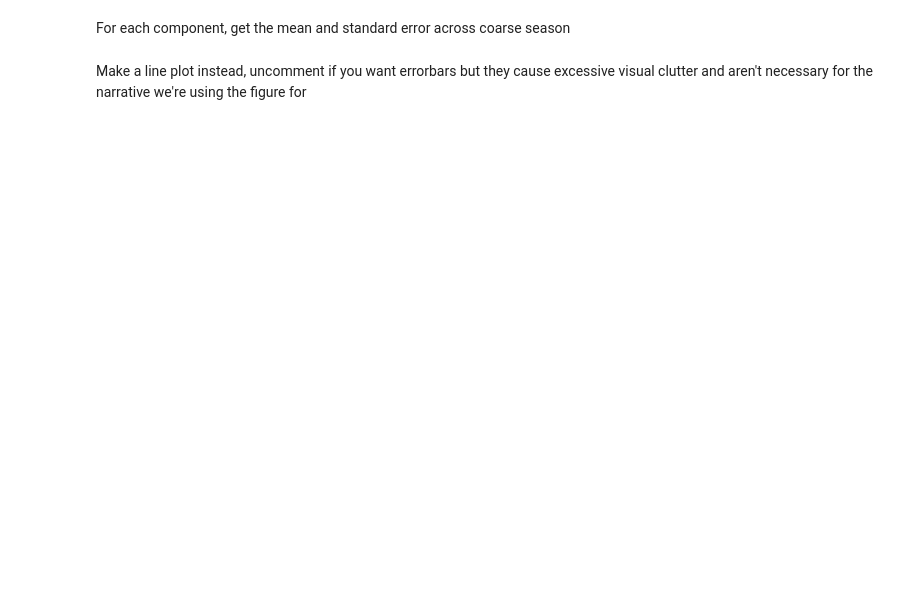
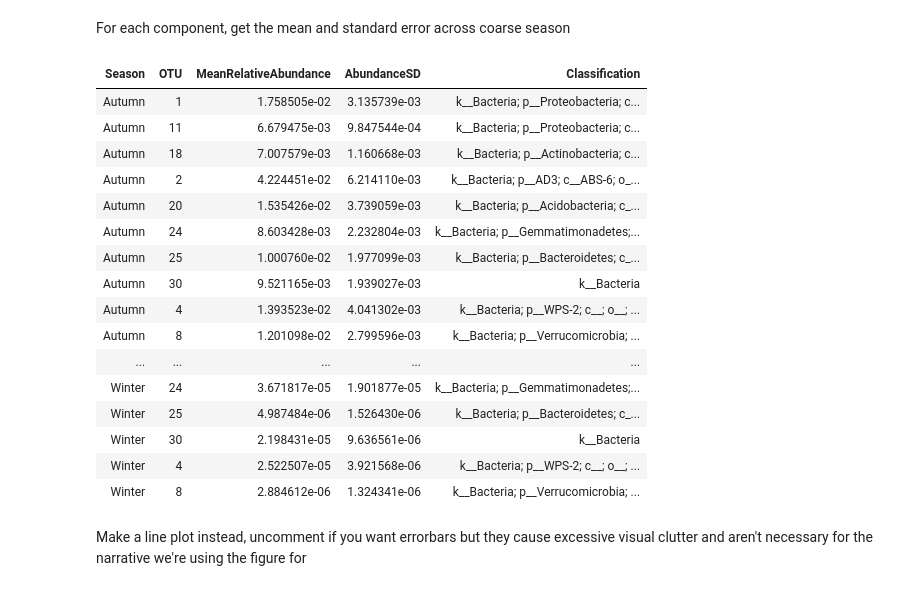
Before and after one commit to mwhall/ISMEJ_Arctic_Soil, a Jupyter notebook: TemporalFigure.ipynb, the cells around one changed output. Saved outputs shown, nothing was run; the diff lists cells and outputs as text; code cells hidden in the pictures; blank space fills up the shorter version.

```diff
--- a/TemporalFigure.ipynb
+++ b/TemporalFigure.ipynb
@@ -115,23 +144,43 @@ For each component, get the mean and standard error across coarse season
 # %%
 standard.error <- function(x) {
     sqrt(var(x)/length(x))
 }
 sb_organic_mean <- aggregate(melt_organic$RelativeAbundance, FUN=mean, by=list(melt_organic$season_coarse, melt_organic$OTU))
 colnames(sb_organic_mean) <- c("Season", "OTU", "MeanRelativeAbundance")
 sb_mineral_mean <- aggregate(melt_mineral$RelativeAbundance, FUN=mean, by=list(melt_mineral$season_coarse, melt_mineral$OTU))
 colnames(sb_mineral_mean) <- c("Season", "OTU", "MeanRelativeAbundance")
 
 sb_organic_sd <- aggregate(melt_organic$RelativeAbundance, FUN=standard.error, by=list(melt_organic$season_coarse, melt_organic$OTU))
 colnames(sb_organic_sd) <- c("Season", "OTU", "AbundanceSD")
 sb_mineral_sd <- aggregate(melt_mineral$RelativeAbundance, FUN=standard.error, by=list(melt_mineral$season_coarse, melt_mineral$OTU))
 colnames(sb_mineral_sd) <- c("Season", "OTU", "AbundanceSD")
 
 sb_organic <- merge(sb_organic_mean, sb_organic_sd)
 sb_mineral <- merge(sb_mineral_mean, sb_mineral_sd)
-sb_organic$Classification <- as.character(organic_otutable[sb_organic$OTU, 'Consensus.Lineage'])
-sb_mineral$Classification <- as.character(mineral_otutable[sb_mineral$OTU, 'Consensus.Lineage'])
+
+sb_organic$Classification <- as.character(organic_otutable[match(sb_organic$OTU, organic_otutable$X.OTU.ID), 'Consensus.Lineage'])
+sb_mineral$Classification <- as.character(mineral_otutable[match(sb_mineral$OTU, mineral_otutable$X.OTU.ID), 'Consensus.Lineage'])
 sb_organic$OTU <- factor(sb_organic$OTU, levels=organic_otutable[topn_organic, "X.OTU.ID"])
 sb_mineral$OTU <- factor(sb_mineral$OTU, levels=mineral_otutable[topn_mineral, "X.OTU.ID"])
+sb_mineral
+# %% [output]
+| Season | OTU | MeanRelativeAbundance | AbundanceSD | Classification |
+| Autumn | 1 | 1.758505e-02 | 3.135739e-03 | k__Bacteria; p__Proteobacteria; c... |
+| Autumn | 11 | 6.679475e-03 | 9.847544e-04 | k__Bacteria; p__Proteobacteria; c... |
+| Autumn | 18 | 7.007579e-03 | 1.160668e-03 | k__Bacteria; p__Actinobacteria; c... |
+| Autumn | 2 | 4.224451e-02 | 6.214110e-03 | k__Bacteria; p__AD3; c__ABS-6; o_... |
+| Autumn | 20 | 1.535426e-02 | 3.739059e-03 | k__Bacteria; p__Acidobacteria; c_... |
+| Autumn | 24 | 8.603428e-03 | 2.232804e-03 | k__Bacteria; p__Gemmatimonadetes;... |
+| Autumn | 25 | 1.000760e-02 | 1.977099e-03 | k__Bacteria; p__Bacteroidetes; c_... |
+| Autumn | 30 | 9.521165e-03 | 1.939027e-03 | k__Bacteria |
+| Autumn | 4 | 1.393523e-02 | 4.041302e-03 | k__Bacteria; p__WPS-2; c__; o__; ... |
+| Autumn | 8 | 1.201098e-02 | 2.799596e-03 | k__Bacteria; p__Verrucomicrobia; ... |
+| ... | ... | ... | ... | ... |
+| Winter | 24 | 3.671817e-05 | 1.901877e-05 | k__Bacteria; p__Gemmatimonadetes;... |
+| Winter | 25 | 4.987484e-06 | 1.526430e-06 | k__Bacteria; p__Bacteroidetes; c_... |
+| Winter | 30 | 2.198431e-05 | 9.636561e-06 | k__Bacteria |
+| Winter | 4 | 2.522507e-05 | 3.921568e-06 | k__Bacteria; p__WPS-2; c__; o__; ... |
+| Winter | 8 | 2.884612e-06 | 1.324341e-06 | k__Bacteria; p__Verrucomicrobia; ... |
 # %% [markdown]
 Make a line plot instead, uncomment if you want errorbars but they cause excessive visual clutter and aren't necessary for the narrative we're using the figure for
 # %%
```
Also changed, not shown: parts of 6 cells of this notebook, 1 other file.
